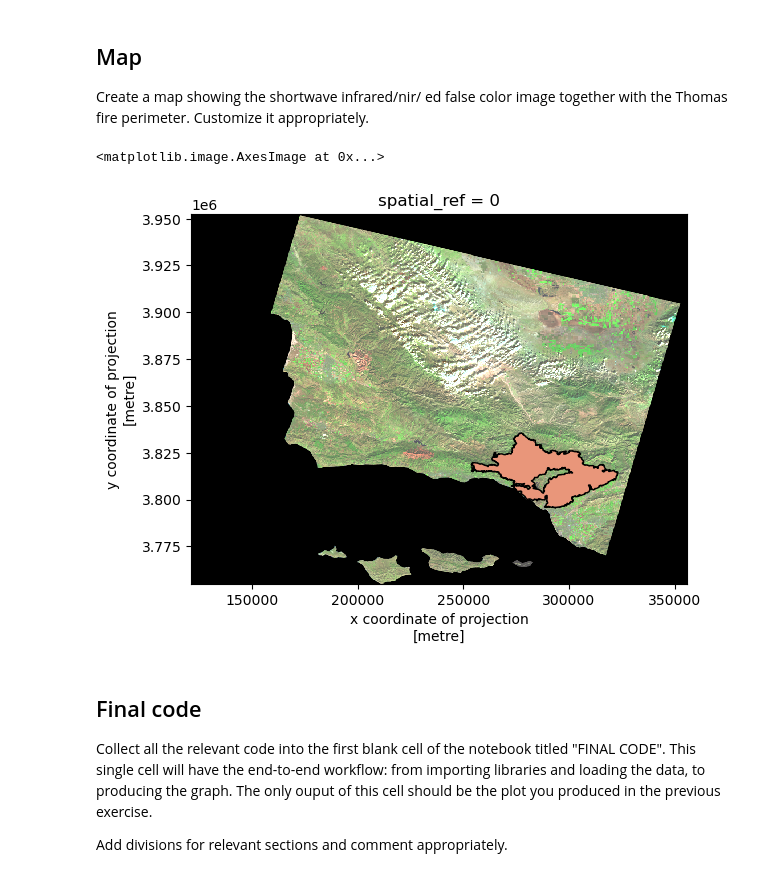
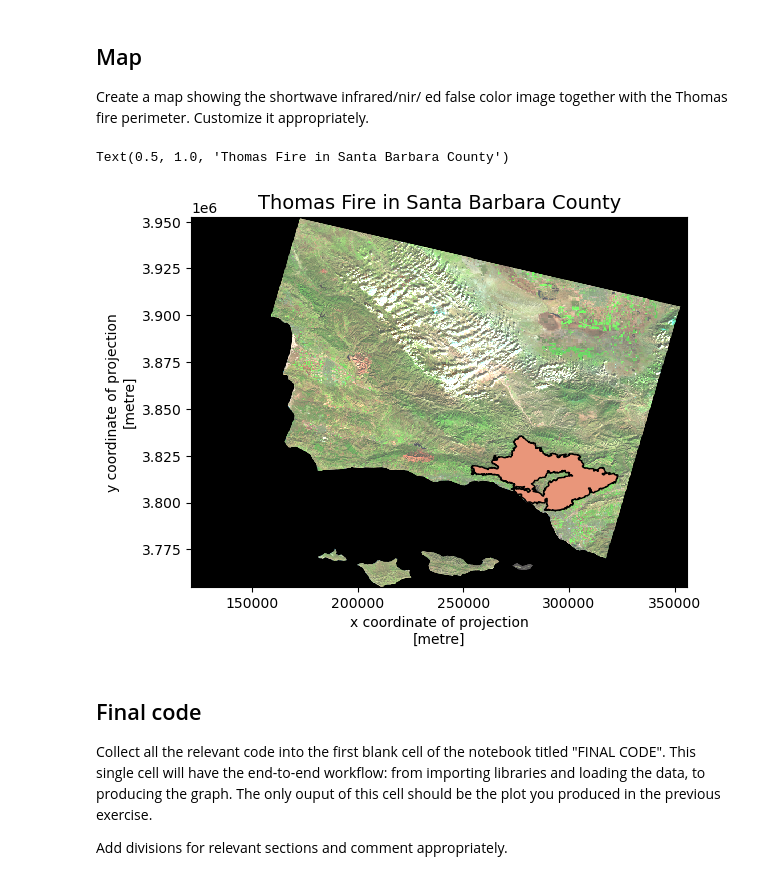
Before and after one commit to olleholt/eds220-hw4, a Jupyter notebook: hw4/hwk4-task2-false-color.ipynb, the cells around one changed output. Drawn from its saved outputs; the diff is of its cells as text; code cells hidden in the pictures.

```diff
--- a/hw4/hwk4-task2-false-color.ipynb
+++ b/hw4/hwk4-task2-false-color.ipynb
@@ -173,21 +213,20 @@ thomas_fire = ca[ca['FIRE_NAME'] == 'THOMAS']
 Create a map showing the shortwave infrared/nir/ ed false color image together with the Thomas fire perimeter.
 Customize it appropriately.
 # %%
-# your code here
-
+# setting up a plot
 fig, ax = plt.subplots()
 
-#ax.axis('off')
-ax.set_title('Title',  fontsize=20)
-
-# --------------------------------------
+# plotting the thomas fire on top of the landover plot
 thomas_fire.plot(ax=ax,
                 color = "darksalmon",
                 edgecolor= "black")
-landcover[['swir22','nir08','red']].to_array().plot.imshow(robust = True)
+landcover[['swir22','nir08','red']].to_array().plot.imshow(robust = True)  #landcover plot
+
+#setting the title name
+ax.set_title('Thomas Fire in Santa Barbara County',  fontsize=14)
 # %% [output]
-<matplotlib.image.AxesImage at 0x...>
+Text(0.5, 1.0, 'Thomas Fire in Santa Barbara County')
-[figure, old version]
+[figure, new version]
 # %% [markdown]
 ## Final code
 
```
Also changed, not shown: parts of 8 cells of this notebook, 1 other file.
